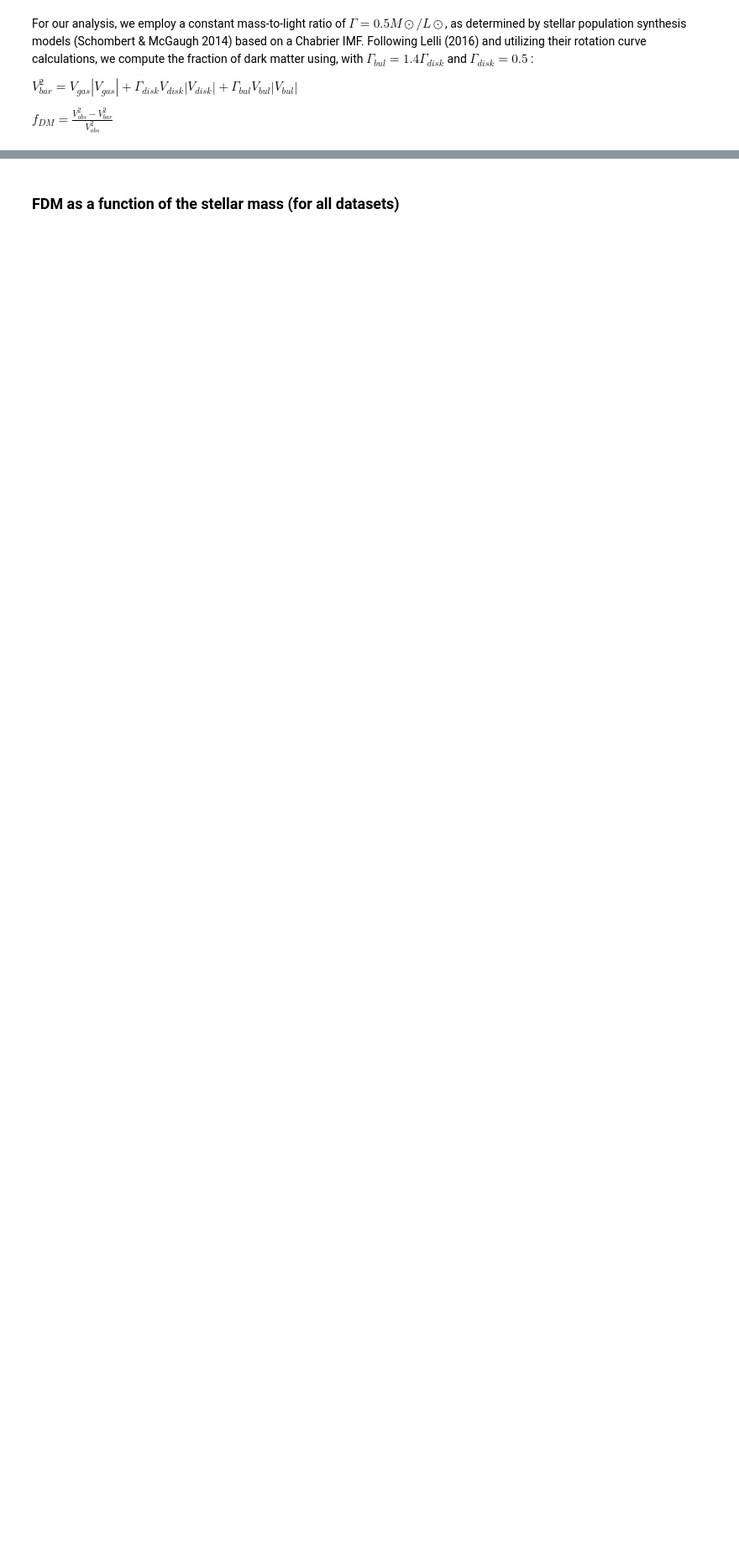
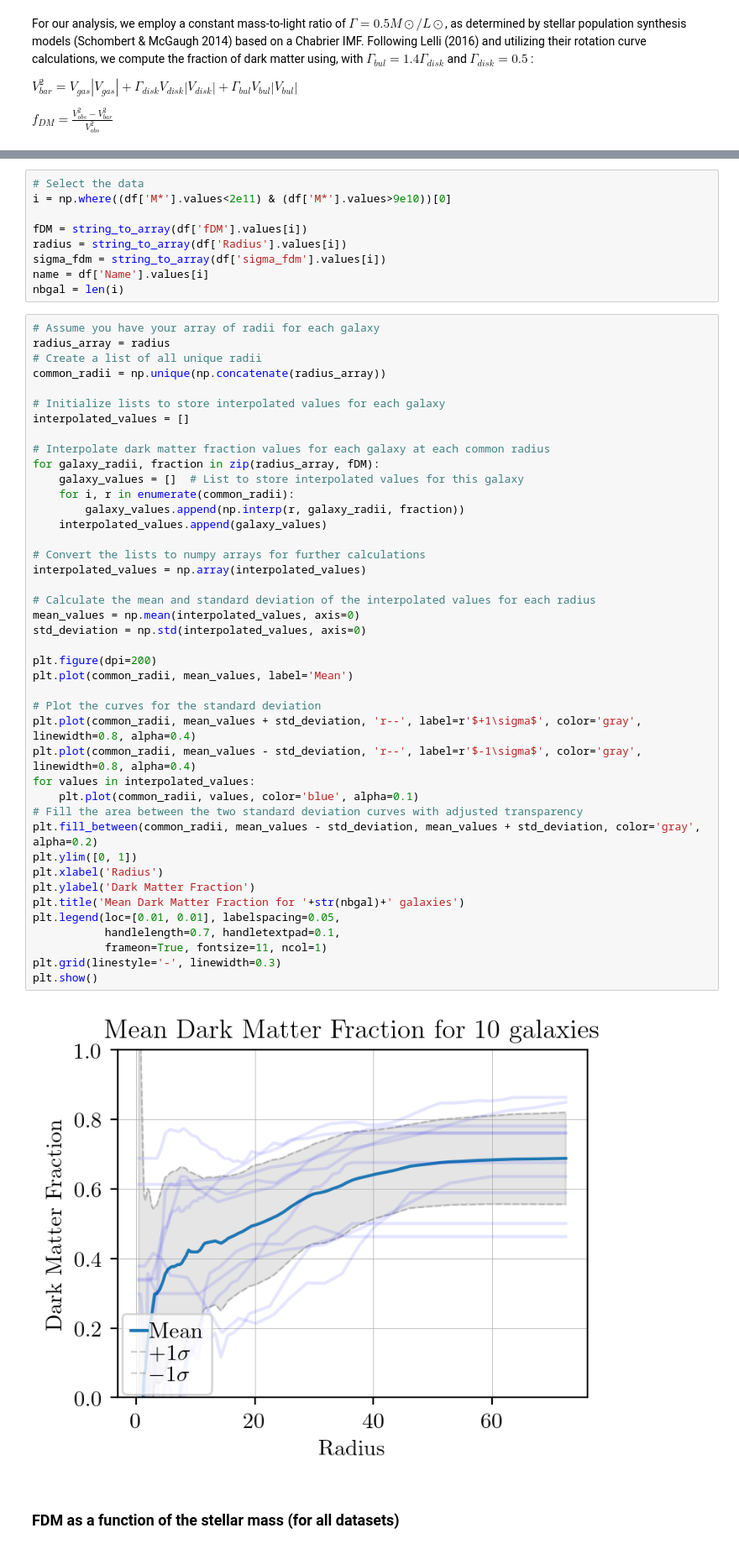
Before and after one commit to Annapreto23/TangoSIDM_DMFraction, a Jupyter notebook: data/Observational_datasets/fractionDM.ipynb, the cells around one changed output, grey strips where cells are left out. Shown: that part at 84% size. Saved outputs shown, nothing was run; the diff lists cells and outputs as text; blank space fills up the shorter version.

```diff
--- a/data/Observational_datasets/fractionDM.ipynb
+++ b/data/Observational_datasets/fractionDM.ipynb
@@ -117,3 +138,56 @@ plt.show()
+# %%
+# Select the data
+i = np.where((df['M*'].values<2e11) & (df['M*'].values>9e10))[0]
+
+fDM = string_to_array(df['fDM'].values[i])
+radius = string_to_array(df['Radius'].values[i])
+sigma_fdm = string_to_array(df['sigma_fdm'].values[i])
+name = df['Name'].values[i]
+nbgal = len(i)
+# %%
+# Assume you have your array of radii for each galaxy
+radius_array = radius
+# Create a list of all unique radii
+common_radii = np.unique(np.concatenate(radius_array))
+
+# Initialize lists to store interpolated values for each galaxy
+interpolated_values = []
+
+# Interpolate dark matter fraction values for each galaxy at each common radius
+for galaxy_radii, fraction in zip(radius_array, fDM):
+    galaxy_values = []  # List to store interpolated values for this galaxy
+    for i, r in enumerate(common_radii):
+        galaxy_values.append(np.interp(r, galaxy_radii, fraction))
+    interpolated_values.append(galaxy_values)
+
+# Convert the lists to numpy arrays for further calculations
+interpolated_values = np.array(interpolated_values)
+
+# Calculate the mean and standard deviation of the interpolated values for each radius
+mean_values = np.mean(interpolated_values, axis=0)
+std_deviation = np.std(interpolated_values, axis=0)
+
+plt.figure(dpi=200)
+plt.plot(common_radii, mean_values, label='Mean')
+
+# Plot the curves for the standard deviation
+plt.plot(common_radii, mean_values + std_deviation, 'r--', label=r'$+1\sigma$', color='gray', linewidth=0.8, alpha=0.4)
+plt.plot(common_radii, mean_values - std_deviation, 'r--', label=r'$-1\sigma$', color='gray', linewidth=0.8, alpha=0.4)
+for values in interpolated_values:
+    plt.plot(common_radii, values, color='blue', alpha=0.1)
+# Fill the area between the two standard deviation curves with adjusted transparency
+plt.fill_between(common_radii, mean_values - std_deviation, mean_values + std_deviation, color='gray', alpha=0.2)
+plt.ylim([0, 1])
+plt.xlabel('Radius')
+plt.ylabel('Dark Matter Fraction')
+plt.title('Mean Dark Matter Fraction for '+str(nbgal)+' galaxies')
+plt.legend(loc=[0.01, 0.01], labelspacing=0.05,
+           handlelength=0.7, handletextpad=0.1,
+           frameon=True, fontsize=11, ncol=1)
+plt.grid(linestyle='-', linewidth=0.3)
+plt.show()
+# %% [output]
+[figure, added]
 # %% [markdown]
 ### FDM as a function of the stellar mass (for all datasets)
 # %% [markdown]
```
Also changed, not shown: parts of 9 cells of this notebook.
